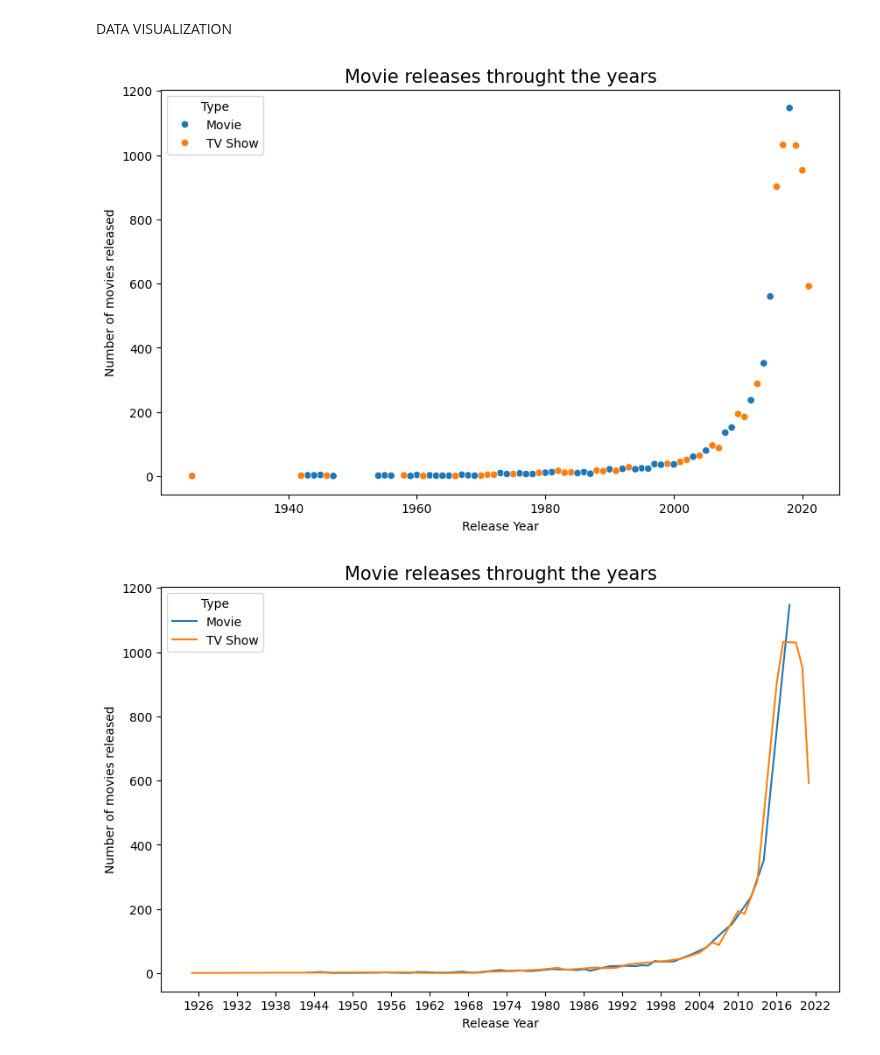
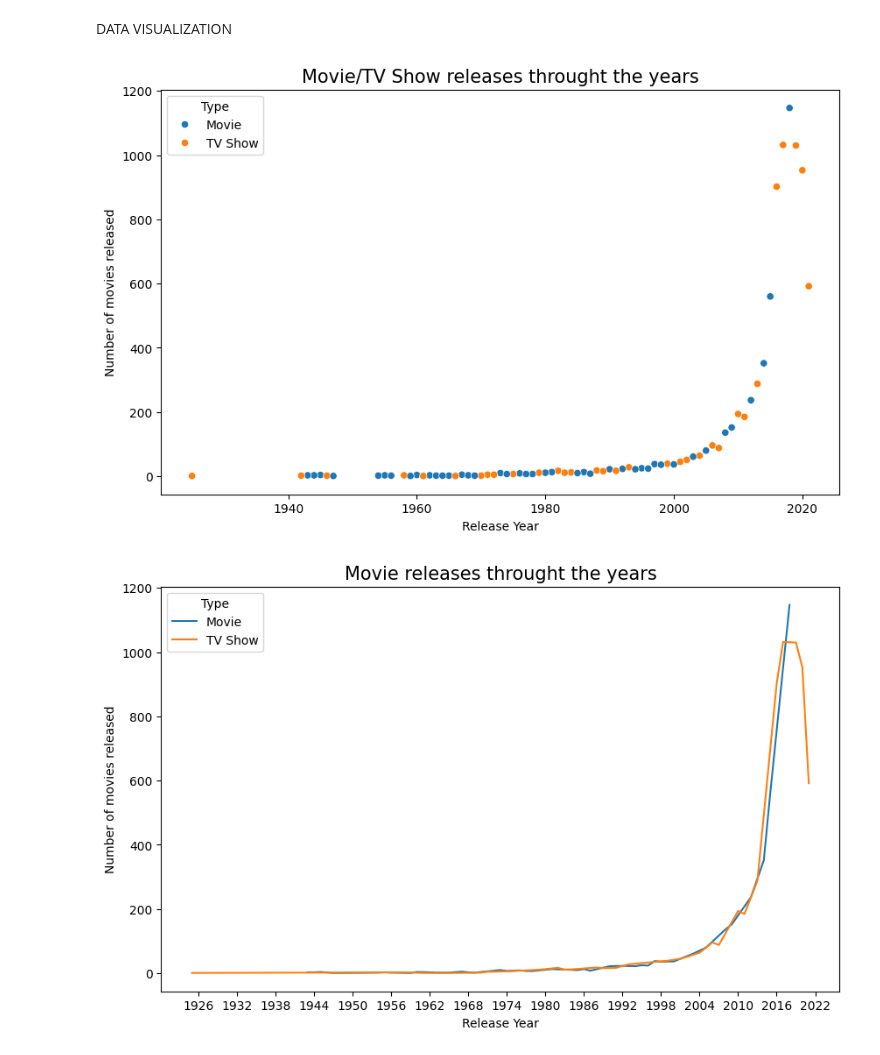
Before and after one commit to sanskardev/Netflix-EDA, a Jupyter notebook: netflix_eda.ipynb, the cells around one changed output. Cells and saved outputs as stored; diff of their text form; code cells hidden in the pictures.

```diff
--- a/netflix_eda.ipynb
+++ b/netflix_eda.ipynb
@@ -159,12 +160,12 @@ DATA VISUALIZATION
 # %%
 plt.figure(figsize= (10,6))
 sns.scatterplot(data= year_df, x= 'release_year', y= 'count', hue= 'Type')
-plt.title('Movie releases throught the years', fontsize= 15)
+plt.title('Movie/TV Show releases throught the years', fontsize= 15)
 plt.xlabel('Release Year', fontsize = 10)
 plt.ylabel('Number of movies released', fontsize= 10)
 plt.show()
 # %% [output]
-[figure, old version]
+[figure, new version]
 # %%
 plt.figure(figsize= (10,6))
 ax = sns.lineplot(data= year_df, x= 'release_year', y= 'count', hue= 'Type')
```
Also changed, not shown: parts of 8 cells of this notebook.
